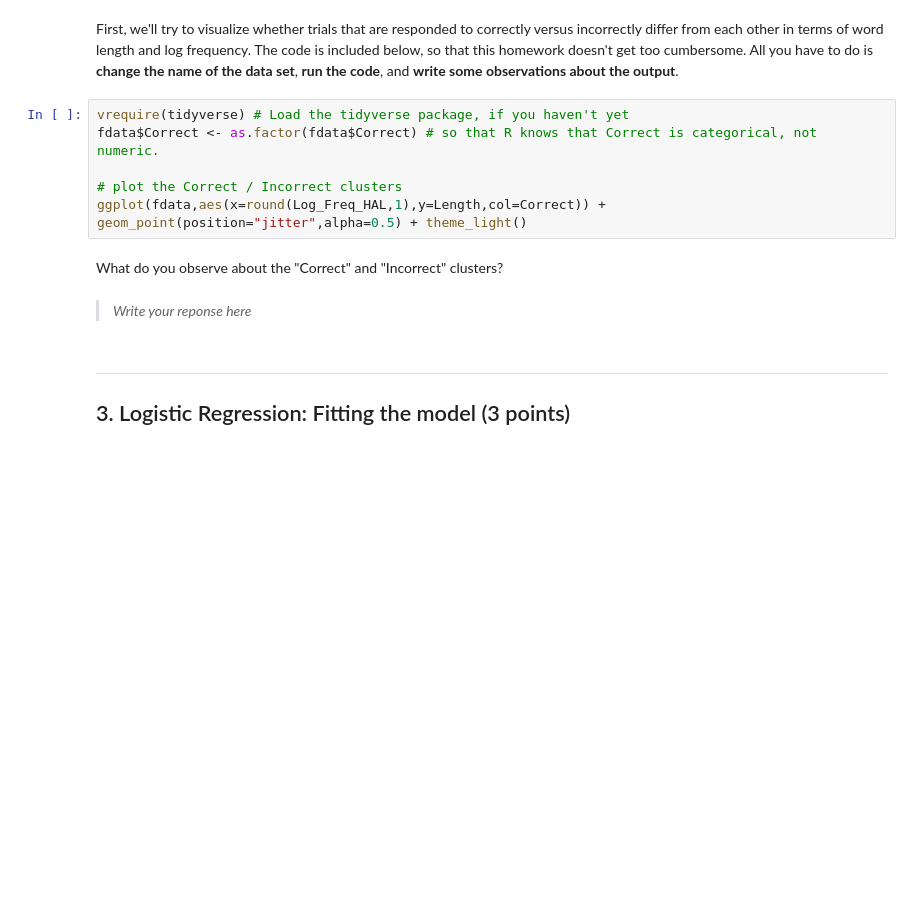
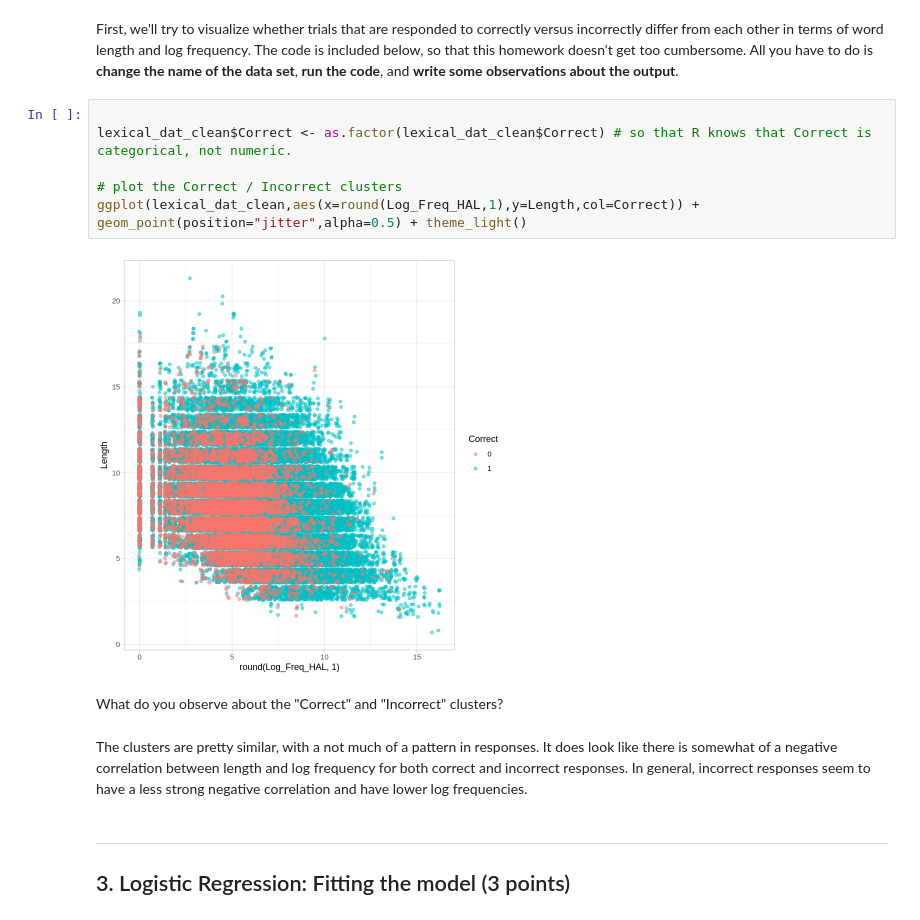
Before and after one commit to scelliot-cpu/Elliott_DSPN_26, a Jupyter notebook: ExerciseSubmissions/09_classifiers.ipynb, the cells around one changed output. Drawn from its saved outputs; the diff is of its cells as text; blank space fills up the shorter version.

```diff
--- a/ExerciseSubmissions/09_classifiers.ipynb
+++ b/ExerciseSubmissions/09_classifiers.ipynb
@@ -48,16 +48,17 @@ A data.frame: 6 × 11
 # %% [markdown]
 First, we'll try to visualize whether trials that are responded to correctly versus incorrectly differ from each other in terms of word length and log frequency. The code is included below, so that this homework doesn't get too cumbersome. All you have to do is **change the name of the data set**, **run the code**, and **write some observations about the output**.
 # %%
-vrequire(tidyverse) # Load the tidyverse package, if you haven't yet
-fdata$Correct <- as.factor(fdata$Correct) # so that R knows that Correct is categorical, not numeric.
+
+lexical_dat_clean$Correct <- as.factor(lexical_dat_clean$Correct) # so that R knows that Correct is categorical, not numeric.
 
 # plot the Correct / Incorrect clusters
-ggplot(fdata,aes(x=round(Log_Freq_HAL,1),y=Length,col=Correct)) + geom_point(position="jitter",alpha=0.5) + theme_light()
+ggplot(lexical_dat_clean,aes(x=round(Log_Freq_HAL,1),y=Length,col=Correct)) + geom_point(position="jitter",alpha=0.5) + theme_light()
+# %% [output]
+[figure, added]
 # %% [markdown]
 What do you observe about the "Correct" and "Incorrect" clusters?
-# %% [markdown]
-> *Write your reponse here*
->
+# %% [markdown]
+The clusters are pretty similar, with a not much of a pattern in responses. It does look like there is somewhat of a negative correlation between length and log frequency for both correct and incorrect responses. In general, incorrect responses seem to have a less strong negative correlation and have lower log frequencies.
 # %% [markdown]
 ---
 ## 3. Logistic Regression: Fitting the model (3 points)
```
